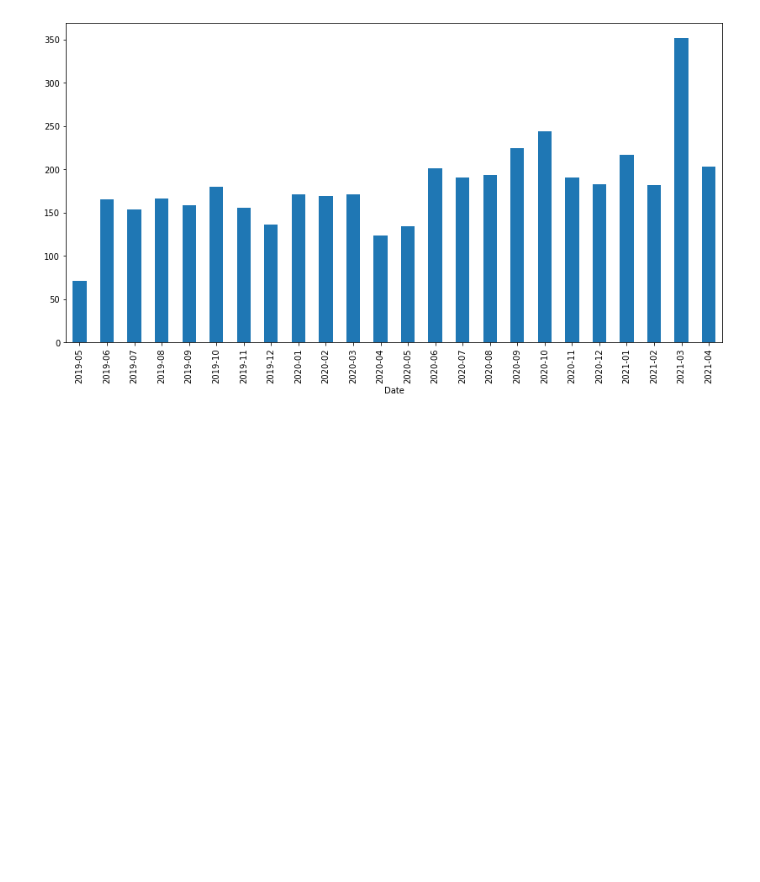
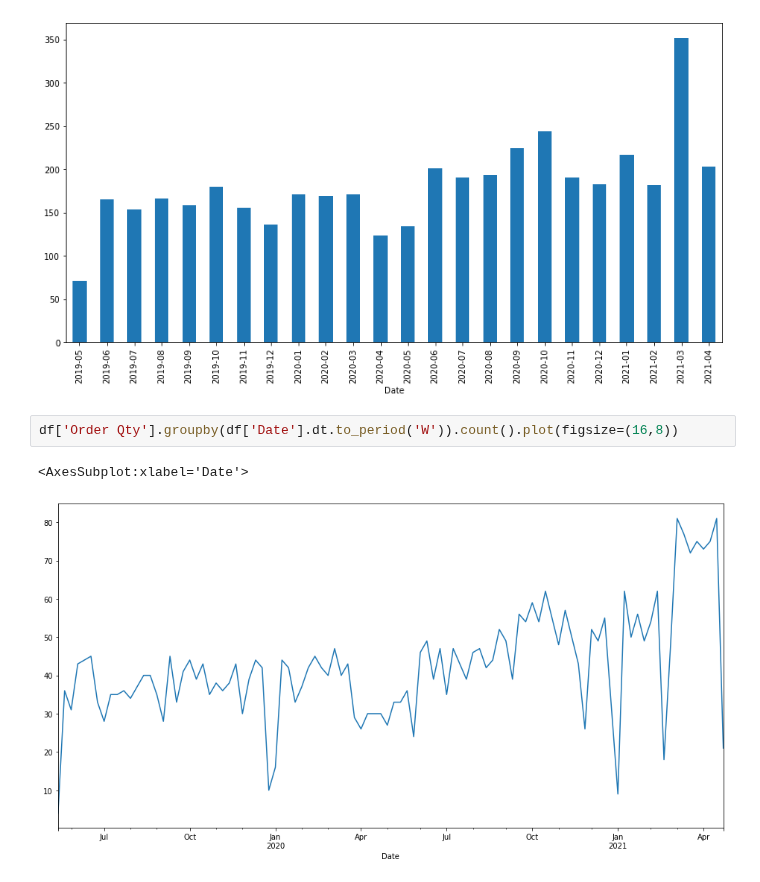
Before and after one commit to rhodapang/Python-Practice, a Jupyter notebook: Log Analysis Project .ipynb, the cells around one changed output. Cells and saved outputs as stored; diff of their text form; blank space fills up the shorter version.

```diff
--- a/Log Analysis Project .ipynb
+++ b/Log Analysis Project .ipynb
@@ -66,3 +66,8 @@ df['Order Qty'].groupby(df['Date'].dt.to_period('M')).count().plot(kind='bar',fi
 # %% [output]
 <AxesSubplot:xlabel='Date'>
 [figure]
+# %%
+df['Order Qty'].groupby(df['Date'].dt.to_period('W')).count().plot(figsize=(16,8))
+# %% [output]
+<AxesSubplot:xlabel='Date'>
+[figure, added]
```
